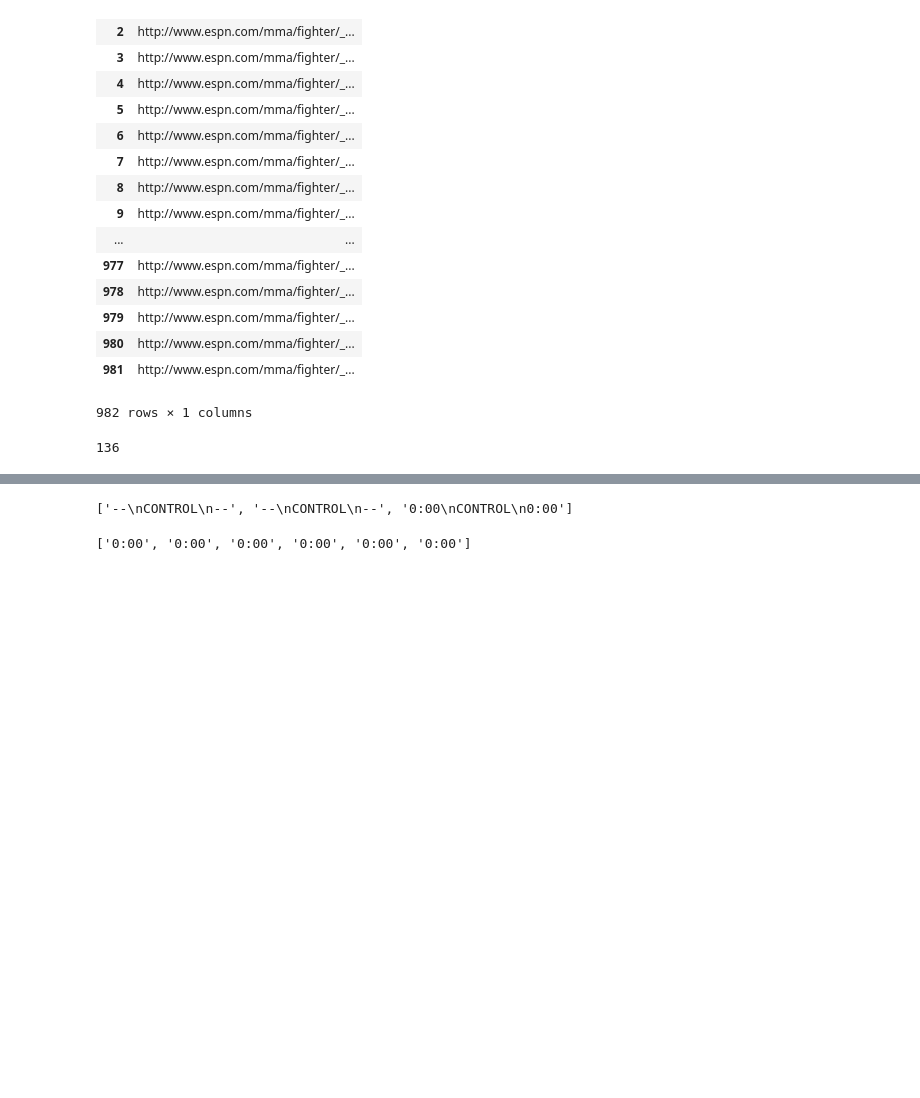
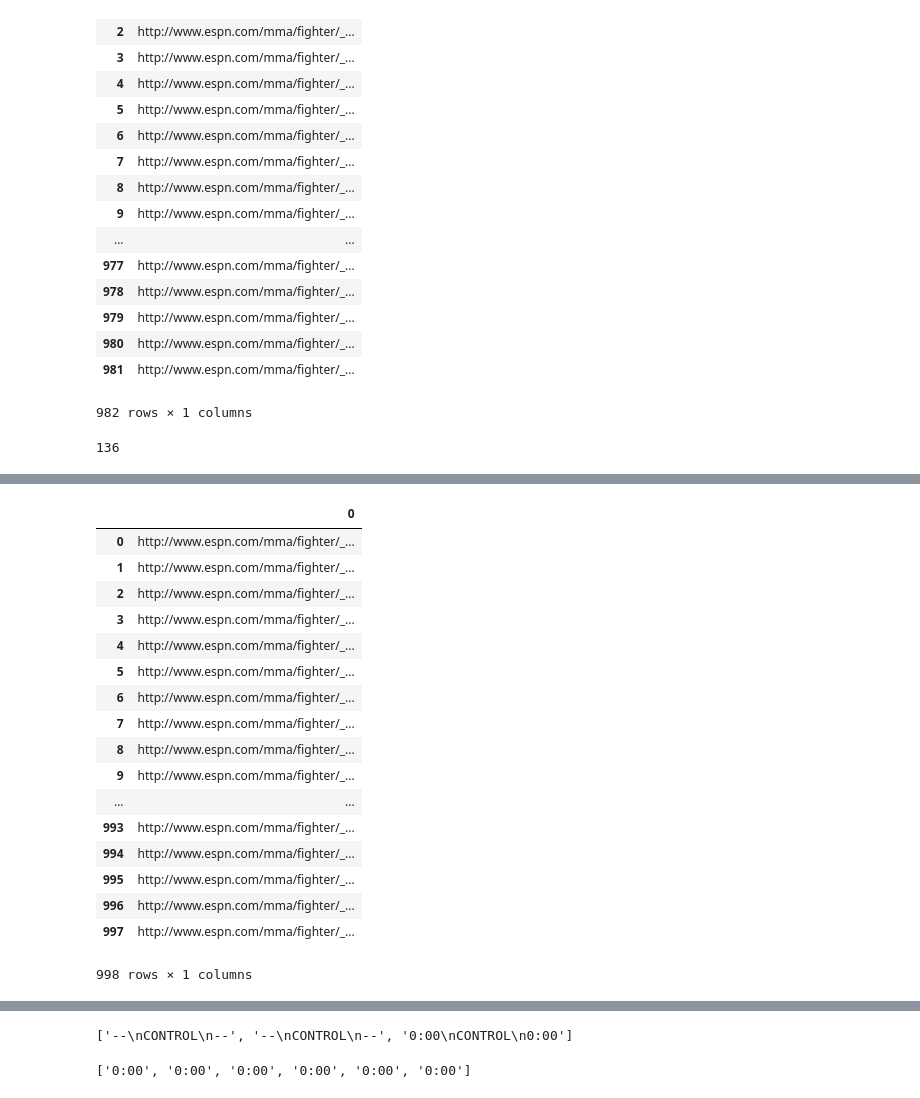
Before and after one commit to hmnathel/UFC_predict, a Jupyter notebook: espn.ipynb, the cells around one changed output, grey strips where cells are left out. Saved outputs shown, nothing was run; the diff lists cells and outputs as text; code cells hidden in the pictures; blank space fills up the shorter version.

Commit message:
more fighter urls

```diff
--- a/espn.ipynb
+++ b/espn.ipynb
@@ -2307,8 +2323,27 @@ len(espn17_9)
 # %%
-espn_fighters17 = espn17_1 + espn17_2 + espn17_3 + espn17_4 + espn17_5 + espn17_6 + espn17_7
+espn_fighters17 = espn17_1 + espn17_2 + espn17_3 + espn17_4 + espn17_5 + espn17_6 + espn17_7 + espn17_8 + espn17_9
 espn2017fighters = pd.DataFrame(espn_fighters17)
 espn2017fighters.to_csv('espn2017fighters.csv')
 espn2017fighters
+# %% [output]
+|  | 0 |
+| 0 | http://www.espn.com/mma/fighter/_... |
+| 1 | http://www.espn.com/mma/fighter/_... |
+| 2 | http://www.espn.com/mma/fighter/_... |
+| 3 | http://www.espn.com/mma/fighter/_... |
+| 4 | http://www.espn.com/mma/fighter/_... |
+| 5 | http://www.espn.com/mma/fighter/_... |
+| 6 | http://www.espn.com/mma/fighter/_... |
+| 7 | http://www.espn.com/mma/fighter/_... |
+| 8 | http://www.espn.com/mma/fighter/_... |
+| 9 | http://www.espn.com/mma/fighter/_... |
+| ... | ... |
+| 993 | http://www.espn.com/mma/fighter/_... |
+| 994 | http://www.espn.com/mma/fighter/_... |
+| 995 | http://www.espn.com/mma/fighter/_... |
+| 996 | http://www.espn.com/mma/fighter/_... |
+| 997 | http://www.espn.com/mma/fighter/_... |
+998 rows × 1 columns
 # %%
 espn18_1 = []
 
```
Also changed, not shown: parts of 33 cells of this notebook, 3 other files.
